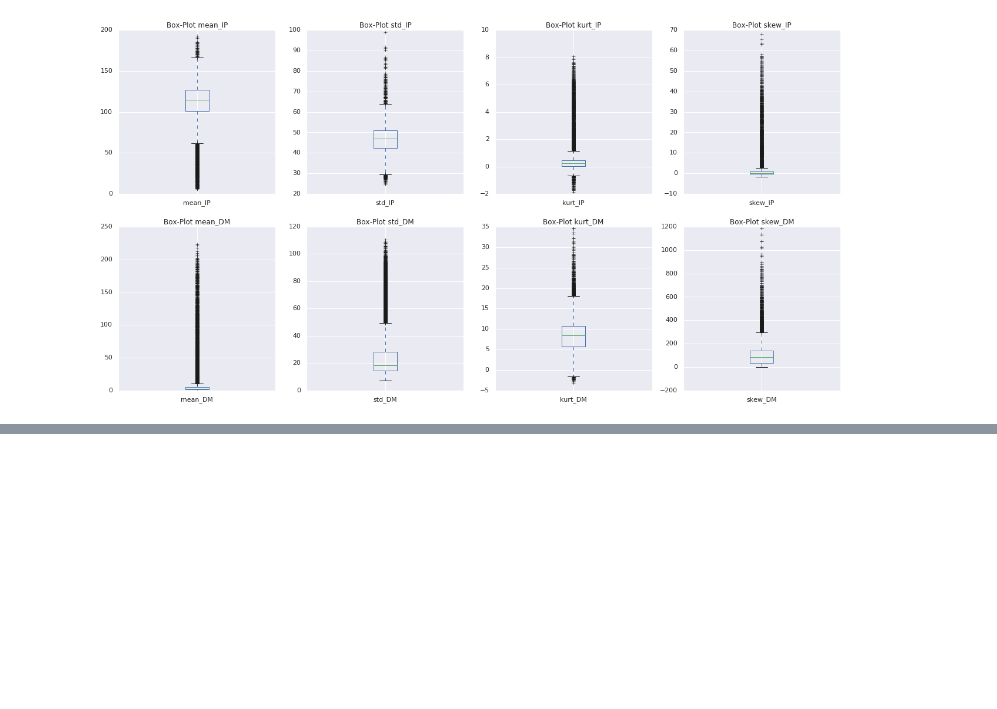
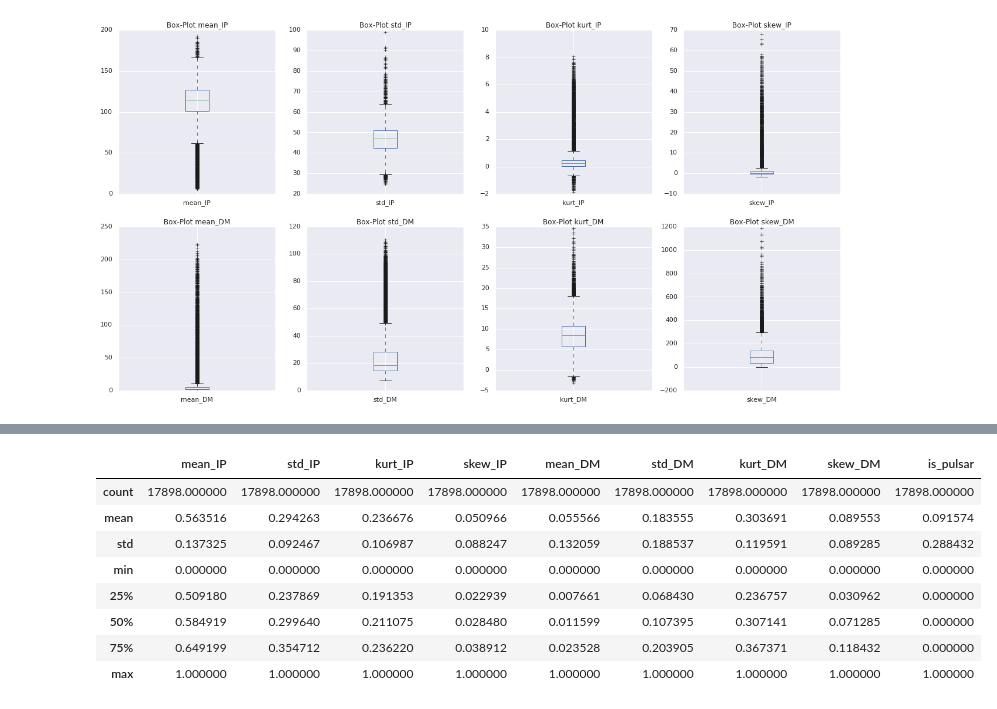
Before and after one commit to MrCycler/ML_PULSAR_CLASSIFICATION_PROJECT, a Jupyter notebook: PREPROCESAMIENTO DE DATA/Pre-visualización de datos.ipynb, the cells around one changed output, grey strips where cells are left out. Cells and saved outputs as stored; diff of their text form; code cells hidden in the pictures; blank space fills up the shorter version.

```diff
--- a/PREPROCESAMIENTO DE DATA/Pre-visualización de datos.ipynb
+++ b/PREPROCESAMIENTO DE DATA/Pre-visualización de datos.ipynb
@@ -215,0 +241,17 @@ data_pulsar["skew_DM"].plot.box();
+# %%
+from sklearn.preprocessing import MinMaxScaler
+
+scaler = MinMaxScaler()
+scaler.fit(data_pulsar)
+data_pulsar_scaled = pd.DataFrame(scaler.transform(data_pulsar), columns = head)
+data_pulsar_scaled.describe()
+# %% [output]
+|  | mean_IP | std_IP | kurt_IP | skew_IP | mean_DM | std_DM | kurt_DM | skew_DM | is_pulsar |
+| count | 17898.000000 | 17898.000000 | 17898.000000 | 17898.000000 | 17898.000000 | 17898.000000 | 17898.000000 | 17898.000000 | 17898.000000 |
+| mean | 0.563516 | 0.294263 | 0.236676 | 0.050966 | 0.055566 | 0.183555 | 0.303691 | 0.089553 | 0.091574 |
+| std | 0.137325 | 0.092467 | 0.106987 | 0.088247 | 0.132059 | 0.188537 | 0.119591 | 0.089285 | 0.288432 |
+| min | 0.000000 | 0.000000 | 0.000000 | 0.000000 | 0.000000 | 0.000000 | 0.000000 | 0.000000 | 0.000000 |
+| 25% | 0.509180 | 0.237869 | 0.191353 | 0.022939 | 0.007661 | 0.068430 | 0.236757 | 0.030962 | 0.000000 |
+| 50% | 0.584919 | 0.299640 | 0.211075 | 0.028480 | 0.011599 | 0.107395 | 0.307141 | 0.071285 | 0.000000 |
+| 75% | 0.649199 | 0.354712 | 0.236220 | 0.038912 | 0.023528 | 0.203905 | 0.367371 | 0.118432 | 0.000000 |
+| max | 1.000000 | 1.000000 | 1.000000 | 1.000000 | 1.000000 | 1.000000 | 1.000000 | 1.000000 | 1.000000 |
```
Also changed, not shown: parts of 7 cells of this notebook, 4 other files.
